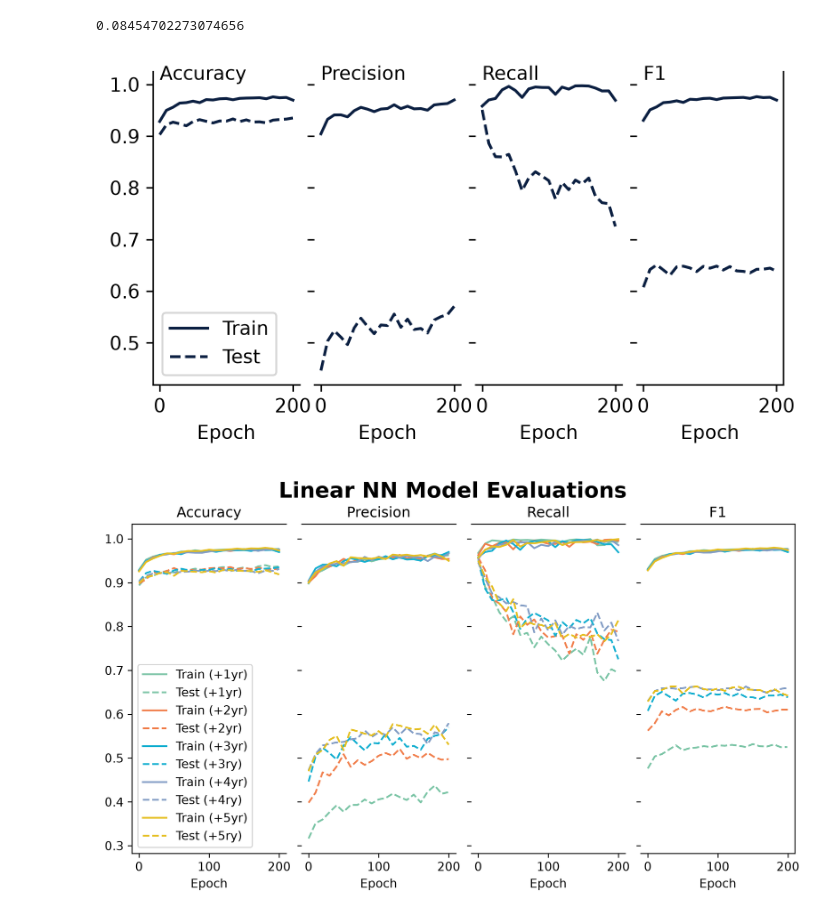
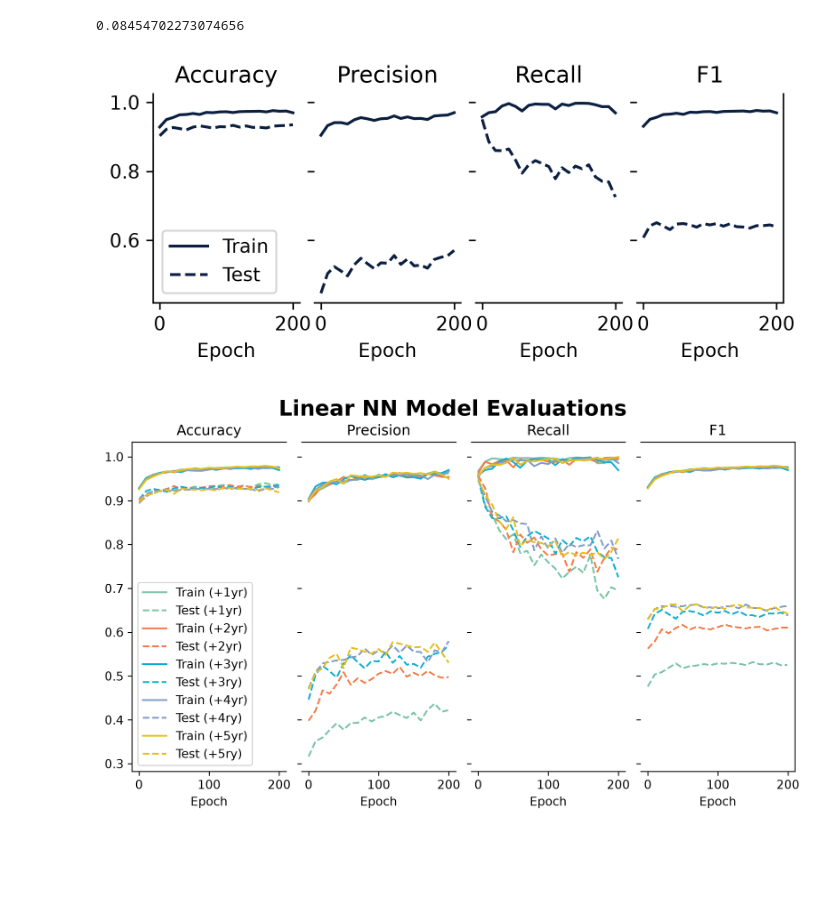
Before and after one commit to georgetown-cset/research_cluster_extreme_growth_classifier, a Jupyter notebook: scripts/Figure Plotting.ipynb, the cells around one changed output. Cells and saved outputs as stored; diff of their text form; code cells hidden in the pictures; blank space fills up the shorter version.

```diff
--- a/scripts/Figure Plotting.ipynb
+++ b/scripts/Figure Plotting.ipynb
@@ -421,39 +421,39 @@ for forecast_year, growth_year in zip((2015,2016,2017,2018,2019,2020,2021,2022),
 
 funding_eg_trend = pd.DataFrame(funding_eg_trend)
 # %%
-fig, axs = plt.subplots(figsize=(6,3), ncols=4, sharey = True, sharex = True, dpi=300)
+fig, axs = plt.subplots(figsize=(6,2), ncols=4, sharey = True, sharex = True, dpi=300)
 plt.subplots_adjust(wspace=0.1)
 
 for y1_text, y2_text, ax, title in zip(['accuracy_train','precision_train','recall_train','f1_train'],
                                     ['accuracy_test','precision_test','recall_test','f1_test'],
                                     axs,
                                        ['Accuracy','Precision','Recall','F1']
                                    ):
 
     y1 = history[y1_text]
     y2 = history[y2_text]
     ax.plot(history['epoch'], y1, c=cset_colors[0], label='Train')
     ax.plot(history['epoch'], y2, c=cset_colors[0], linestyle='--', label='Test')
-    ax.annotate(title, xy=(0,1), ha='left', va='bottom')
+    ax.set_title(title)
     ax.set_xlabel('Epoch')
     ax.spines[['right','left','top']].set_visible(False)
 
 
 axs[0].spines[['left']].set_visible(True)
 axs[3].spines[['right']].set_visible(True)
 #axs[3].set_xticks([i for i in range(1, 1+max([max(n['epoch']) for n in [nn1yr,nn2yr,nn3yr,nn4yr,nn5yr]]))])
 axs[0].legend()
 axs[0].set_xlim([-10,210])
 
 #plt.suptitle('Extreme Growth Classifier Model Training',
 #             weight='bold')
 
 plt.savefig('../figures/classifier_training_evals.png',transparent=True,bbox_inches='tight')
 plt.savefig('../figures/classifier_training_evals.pdf',transparent=True,bbox_inches='tight')
 
 plt.show()
 # %% [output]
-[figure, old version]
+[figure, new version]
 # %%
 fig, axs = plt.subplots(figsize=(10,5), ncols=4, sharey = True, sharex = True, dpi=300)
 plt.subplots_adjust(wspace=0.1)
```
Also changed, not shown: parts of 7 cells of this notebook, 10 other files.
